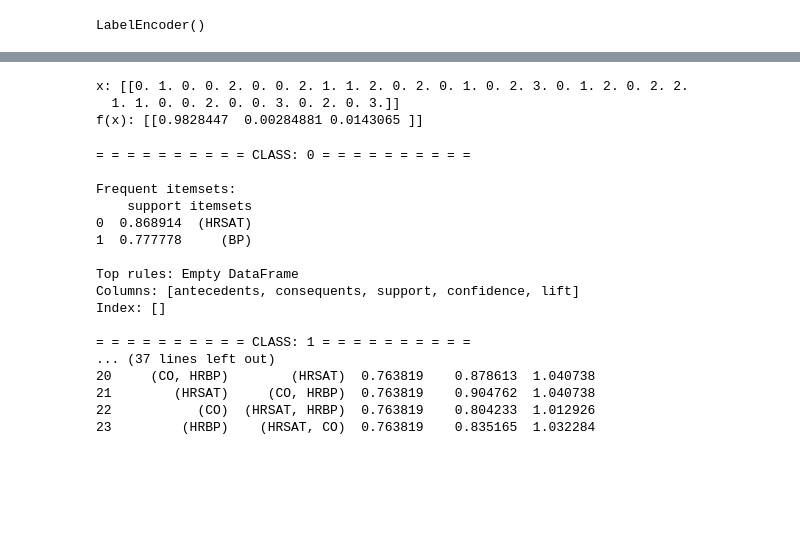
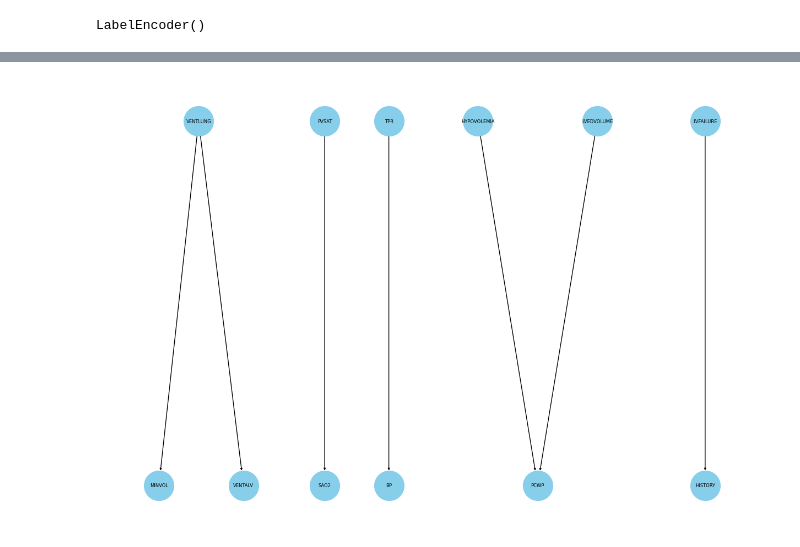
Before and after one commit to TumeloMkwambe/Honours-RP, a Jupyter notebook: main.ipynb, the cells around one changed output, grey strips where cells are left out. Saved outputs shown, nothing was run; the diff lists cells and outputs as text; code cells hidden in the pictures; blank space fills up the shorter version.

```diff
--- a/main.ipynb
+++ b/main.ipynb
@@ -154,6 +154,7 @@ sklearn.metrics.accuracy_score(y_pred, y_test_proc)
 # %%
 import numpy as np
 import pandas as pd
+from pgmpy.base import DAG
 from itertools import combinations
 from pgmpy.estimators import HillClimbSearch, BIC, PC, CITests
 from mlxtend.frequent_patterns import fpgrowth, association_rules
@@ -163,6 +164,8 @@ class Explainer:
 
         self.model = model
         self.data = None
+        self.bn = []
+        self.dag = None
 
     def __data_generation(self, x: np.ndarray, X_train: np.ndarray, preproc, x_cols: list, y_col: str, n: int = 10, prob: float = 0.5):
 
@@ -186,40 +189,43 @@ class Explainer:
 
         for i in range(n):
 
-            # sample a random datapoint x_prime from the training set
             idx = np.random.randint(len(X_train))
             x_prime = X_train[idx]
 
-            # replace random values in the sample with values from the original datapoint x
             mask = np.random.rand(len(x_prime)) < prob
             x_prime = np.where(mask, x, x_prime)
 
-            # preprocess x_prime the same way as the training set and get a prediction
             proc_x_prime = preproc.transform(x_prime.reshape(1, -1))
             y_prime = self.model.predict(proc_x_prime, verbose = 0)
             y_prime = y_prime.reshape(len(y_prime[0]),)
 
-            # model returns probabilities, so we have to find the class with the maximum
-            y_prime = y_prime.argmax() != y.argmax() # 1 if target changed, else 0
-            x_prime = x_prime != x # 1 if feature value changed, else 0
+            y_prime = y_prime.argmax() != y.argmax()
+            x_prime = x_prime != x
 
-            # add masked sample and prediction to respective collections
             X.append(x_prime.astype(int))
             Y.append(y_prime.astype(int))
 
-        #X = [X[i].astype(str) for i in range(len(X))]
-        #Y = [Y[i].astype(str) for i in range(len(Y))]
+        X = [X[i].astype(str) for i in range(len(X))]
+        Y = [Y[i].astype(str) for i in range(len(Y))]
 
         self.data = pd.DataFrame(X, columns = x_cols)
         self.data[y_col] = Y
 
-    def __fp_growth(self, data):
+    def __structure_learning(self, data):
 
-        frequent_itemsets = fpgrowth(data, min_support = 0.75, use_colnames = True)
-        rules = association_rules(frequent_itemsets, metric = "confidence", min_threshold = 0.7)
+        pc = PC(data)
+        model = pc.estimate(return_type = "dag", significance_level = 0.05)
+        self.bn.append(model)
 
-        print(f"Frequent itemsets: \n{frequent_itemsets}\n")
-        print(f"Top rules: {rules[['antecedents', 'consequents', 'support', 'confidence', 'lift']]}\n")
+    def __associations(self):
+
+        stable_list = [set(edge) for edge in list(self.bn[0].edges)]
+        unstable_list = [set(edge) for edge in list(self.bn[1].edges)]
+
+        intersection_edges = [unstable_list[i] for i in range(len(unstable_list)) if unstable_list[i] in stable_list]
+        intersection_edges = [tuple(edge) for edge in intersection_edges]
+
+        self.dag = DAG(intersection_edges)
 
     def explain(self, x, X_train, preproc, x_cols, y_col, n, prob) -> None:
 
@@ -230,10 +236,10 @@ class Explainer:
         classes = np.unique(self.data['HR'].values)
 
         for class_ in classes:
-            print(f'= = = = = = = = = = CLASS: {class_} = = = = = = = = = = \n')
             data = self.data.loc[self.data['HR'] == class_]
             data = data.drop('HR', axis = 1)
-            self.__fp_growth(data)
+            self.__structure_learning(data)
+        self.__associations()
 # %%
 explainer = Explainer(model)
 x = X[np.random.randint(len(X))]
@@ -240,32 +257,4 @@ x = X[np.random.randint(len(X))]
-# %%
-x = feature_encoder.transform(x.reshape(1, -1))
-f_x = model(x)
-print(f'x: {x}')
-print(f'f(x): {f_x}')
-# %% [output]
-x: [[0. 1. 0. 0. 2. 0. 0. 2. 1. 1. 2. 0. 2. 0. 1. 0. 2. 3. 0. 1. 2. 0. 2. 2.
-  1. 1. 0. 0. 2. 0. 0. 3. 0. 2. 0. 3.]]
-f(x): [[0.9828447  0.00284881 0.0143065 ]]
-# %%
-x_cols = dataset.drop(target, axis = 1).columns
-y_col = target
-
-explainer.explain(x, X_train, feature_encoder, x_cols, y_col, 1000, 0.05)
-# %% [output]
-= = = = = = = = = = CLASS: 0 = = = = = = = = = =
-
-Frequent itemsets:
-    support itemsets
-0  0.868914  (HRSAT)
-1  0.777778     (BP)
-
-Top rules: Empty DataFrame
-Columns: [antecedents, consequents, support, confidence, lift]
-Index: []
-
-= = = = = = = = = = CLASS: 1 = = = = = = = = = =
-... (37 lines left out)
-20     (CO, HRBP)        (HRSAT)  0.763819    0.878613  1.040738
-21        (HRSAT)     (CO, HRBP)  0.763819    0.904762  1.040738
-22           (CO)  (HRSAT, HRBP)  0.763819    0.804233  1.012926
-23         (HRBP)    (HRSAT, CO)  0.763819    0.835165  1.032284
+# %%
+metrics.draw_network(explainer.dag)
+# %% [output]
+[figure, added]
```
Also changed, not shown: parts of 4 cells of this notebook, 1 other file.
